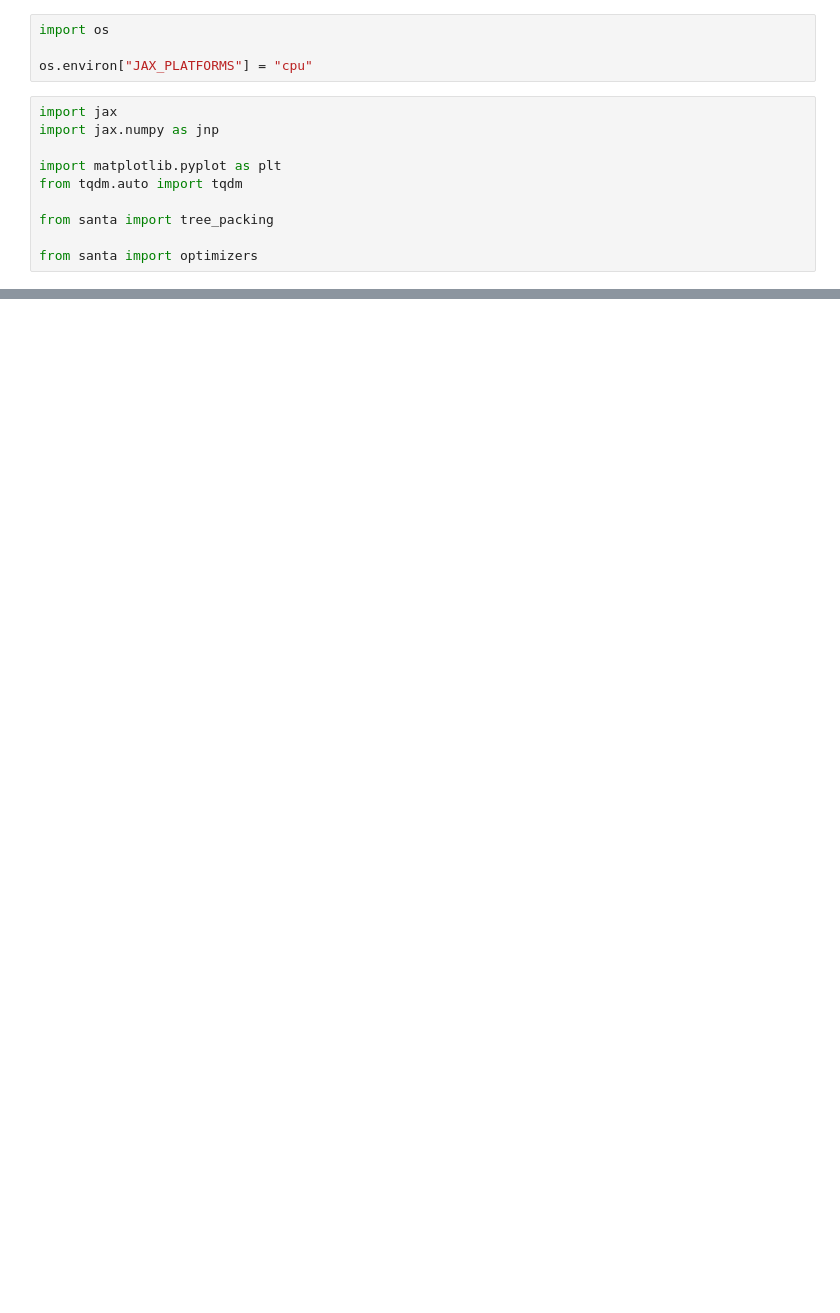
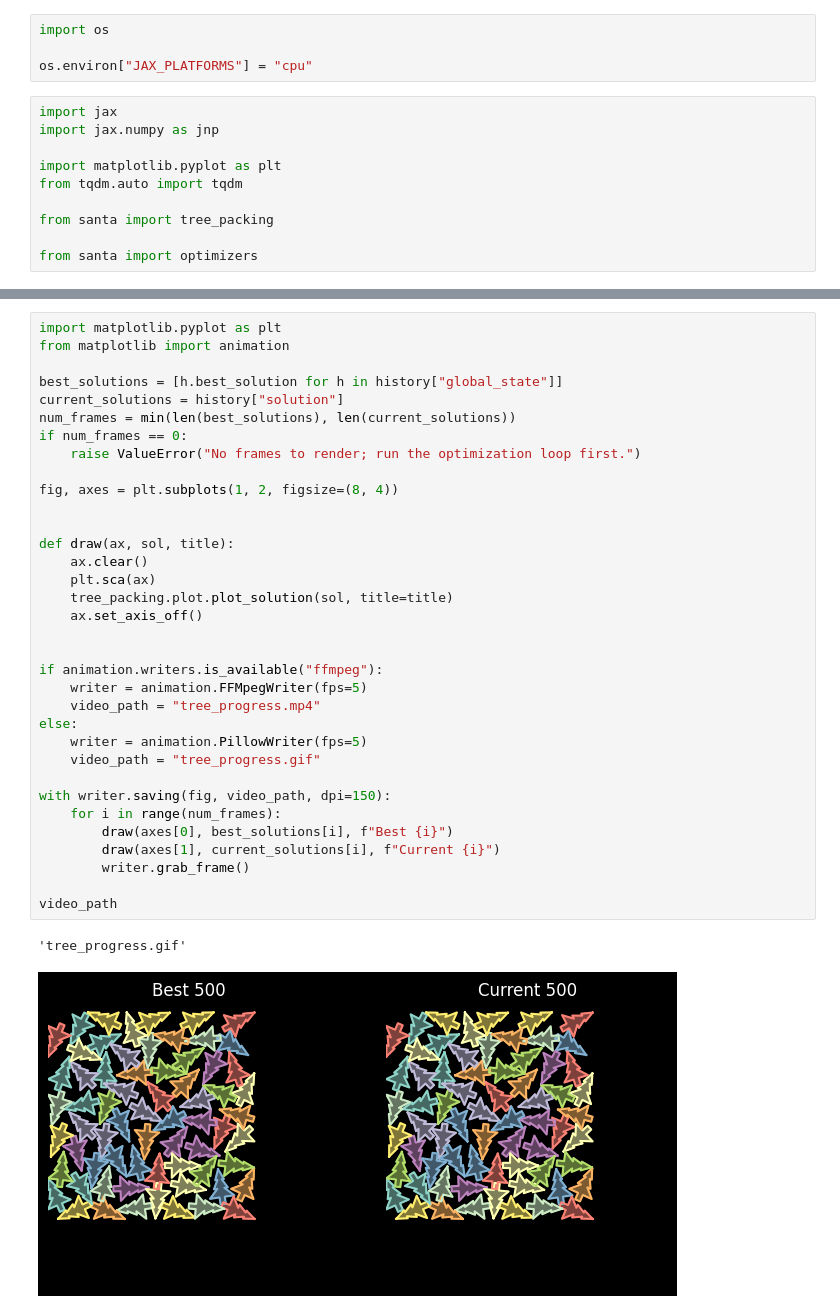
Before and after one commit to AmedeoBiolatti/santa2025, a Jupyter notebook: example.ipynb, the cells around one changed output, grey strips where cells are left out. Cells and saved outputs as stored; diff of their text form; blank space fills up the shorter version.

```diff
--- a/example.ipynb
+++ b/example.ipynb
@@ -88,0 +96,37 @@ tree_packing.plot.plot_solution(history["global_state"][-1].best_solution)
+# %%
+import matplotlib.pyplot as plt
+from matplotlib import animation
+
+best_solutions = [h.best_solution for h in history["global_state"]]
+current_solutions = history["solution"]
+num_frames = min(len(best_solutions), len(current_solutions))
+if num_frames == 0:
+    raise ValueError("No frames to render; run the optimization loop first.")
+
+fig, axes = plt.subplots(1, 2, figsize=(8, 4))
+
+
+def draw(ax, sol, title):
+    ax.clear()
+    plt.sca(ax)
+    tree_packing.plot.plot_solution(sol, title=title)
+    ax.set_axis_off()
+
+
+if animation.writers.is_available("ffmpeg"):
+    writer = animation.FFMpegWriter(fps=5)
+    video_path = "tree_progress.mp4"
+else:
+    writer = animation.PillowWriter(fps=5)
+    video_path = "tree_progress.gif"
+
+with writer.saving(fig, video_path, dpi=150):
+    for i in range(num_frames):
+        draw(axes[0], best_solutions[i], f"Best {i}")
+        draw(axes[1], current_solutions[i], f"Current {i}")
+        writer.grab_frame()
+
+video_path
+# %% [output]
+'tree_progress.gif'
+[figure, added]
```
Also changed, not shown: parts of 8 cells of this notebook, 5 other files.
